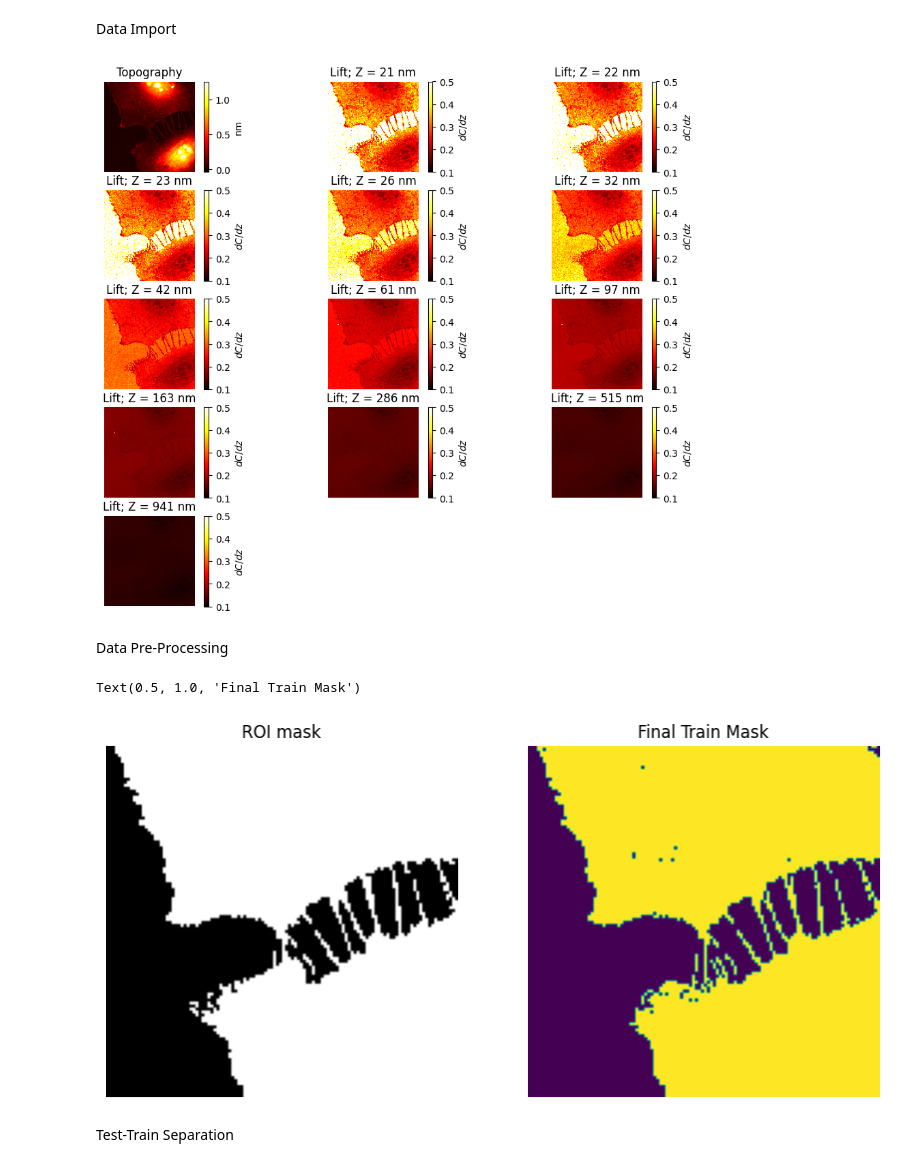
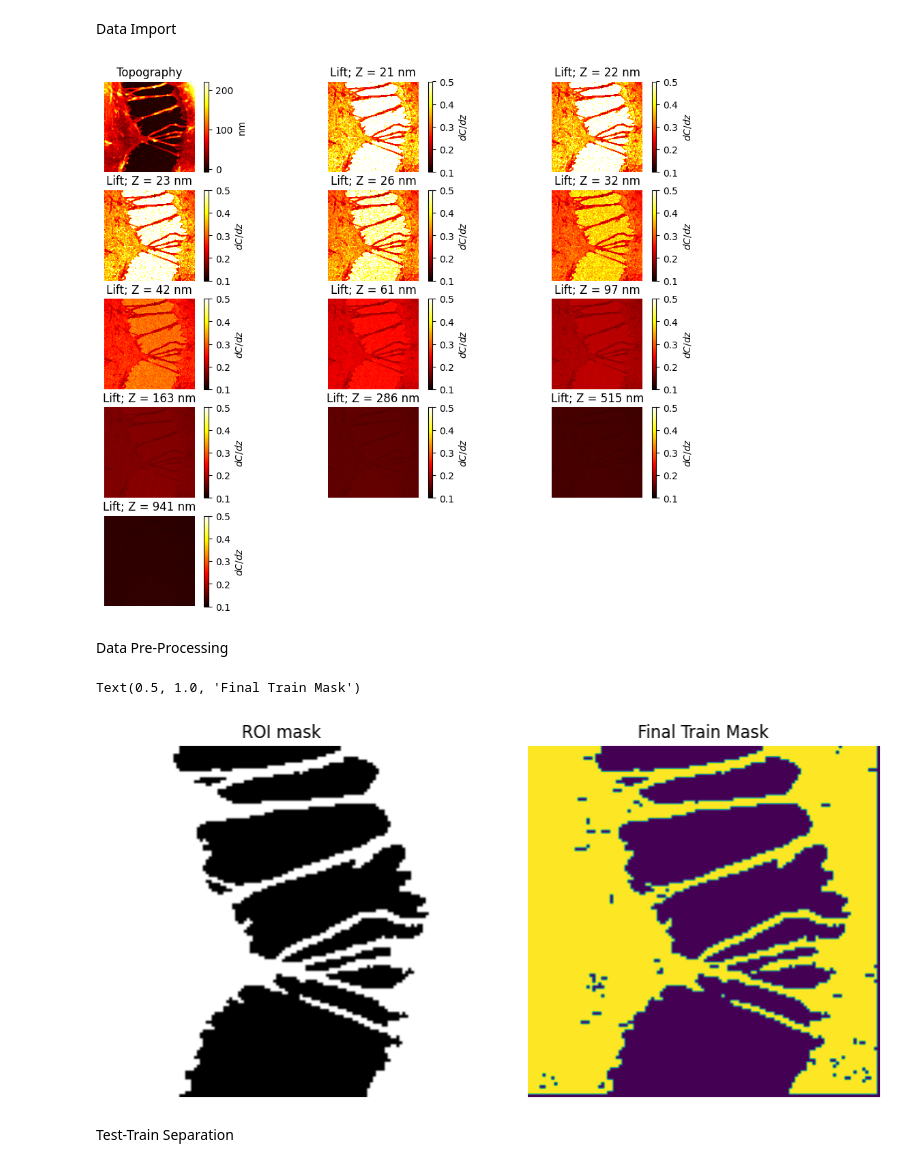
Before and after one commit to mcanoibec/fast_smart_scanning, a Jupyter notebook: work_directory/other_examples/NN_Smart_Drive_Bueno.ipynb, the cells around one changed output. Cells and saved outputs as stored; diff of their text form; code cells hidden in the pictures.

```diff
--- a/work_directory/other_examples/NN_Smart_Drive_Bueno.ipynb
+++ b/work_directory/other_examples/NN_Smart_Drive_Bueno.ipynb
@@ -69,15 +69,16 @@ batch_sz=200
 #topo_area_dim=9
 use_last_curves=1
 
-name='efm9'
-curves_file=rf'd:\NN_Ep\pre_processed_curves\efm9_curves_calibrated.npy'
-topography_file=rf'd:\rawData\Datos_Small_R_Mauricio\Datos_Small_R_Mauricio\EFM9\EFM9 Topography Flattened_nm.txt'
-ref_file=rf"d:\rawData\Datos_Small_R_Mauricio\Datos_Small_R_Mauricio\EFM9\EFM9_full_ep_map_corrected.txt"
+name='efm7'
+curves_file=rf'd:\NN_Ep\pre_processed_curves\efm7_curves_calibrated.npy'
+topography_file=rf'd:\rawData\Datos_Small_R_Mauricio\Datos_Small_R_Mauricio\EFM7\EFM7 Topography Flattened_Mirror.txt'
+ref_file=rf"d:\rawData\Datos_Small_R_Mauricio\Datos_Small_R_Mauricio\EFM7\ep_TopoRecostruction.txt"
 raw_curves_folder=0
 curves_max_limit=1000
 calibrate_curves=1
-nu_dim=118
+nu_dim=120
 ref_flip=1
+topo_flip=1
 # %% [markdown]
 Data Import
 # %%
@@ -124,6 +125,8 @@ curves_sampled=curves[:,:,samples]
 
 #Topography import
 T_mat, x, y2 = import_xyz_img(topography_file)
+if topo_flip:
+    T_mat=np.flipud(T_mat)
 T_mat=matrix_cut(T_mat, nu_dim)
 T_mat=np.expand_dims(T_mat, axis=2)
 T=T_mat.reshape(nu_dim**2)
@@ -152,7 +155,7 @@ if input_imgs_view:
         plt.colorbar(pcm, label="$dC/dz$")
         ax.axis('off')
 # %% [output]
-[figure, old version]
+[figure, new version]
 # %% [markdown]
 Data Pre-Processing
 # %%
@@ -161,41 +164,41 @@ Data Pre-Processing
 #EFM7: binary_threshold=0.095, object_size=4, hole_size=15, m_thresh=0.44
 #EFVM: binary_threshold=0.05, object_size=2, hole_size=2, m_thresh=0.785
 
-binary_threshold=0.01
-object_size=3
-hole_size=30
-m_ep_thresh=0.30
+binary_threshold=0.095
+object_size=4
+hole_size=15
+m_ep_thresh=0.44
 
 bin=mask_from_topo(T,binary_threshold,object_size,hole_size)
 
 cell=bin.reshape(nu_dim**2,1)
 roi_index=pd.DataFrame(copy(cell))
 roi_index=roi_index.index[(roi_index[0])]
 
 
 mask_ep=pd.DataFrame(copy(y))
 th=float(mask_ep.quantile(m_ep_thresh))
 
 mask_ep[(mask_ep[0]<=th)]=0
 mask_ep[(mask_ep[0]!=0)]=1
 mask_ep=cell*mask_ep
 mask_ep_im=np.reshape(np.array(mask_ep), ((nu_dim),(nu_dim)))
 
 cell_index=mask_ep.index[mask_ep[0]>0].tolist()
 
 
 fig=plt.figure(figsize=(10,7))
 ax=fig.add_subplot(1,2,1)
 ax.imshow(bin, cmap='gray')
 ax.set_title('ROI mask')
 ax.axis('off')
 ax=fig.add_subplot(1,2,2)
 ax.imshow(mask_ep_im)
 ax.axis('off')
 ax.set_title('Final Train Mask')
 # %% [output]
 Text(0.5, 1.0, 'Final Train Mask')
-[figure, old version]
+[figure, new version]
 # %%
 #------Cell separation------#
 y_cell=pd.DataFrame(y.iloc[cell_index])
```
Also changed, not shown: parts of 5 cells of this notebook, 1 other file.
